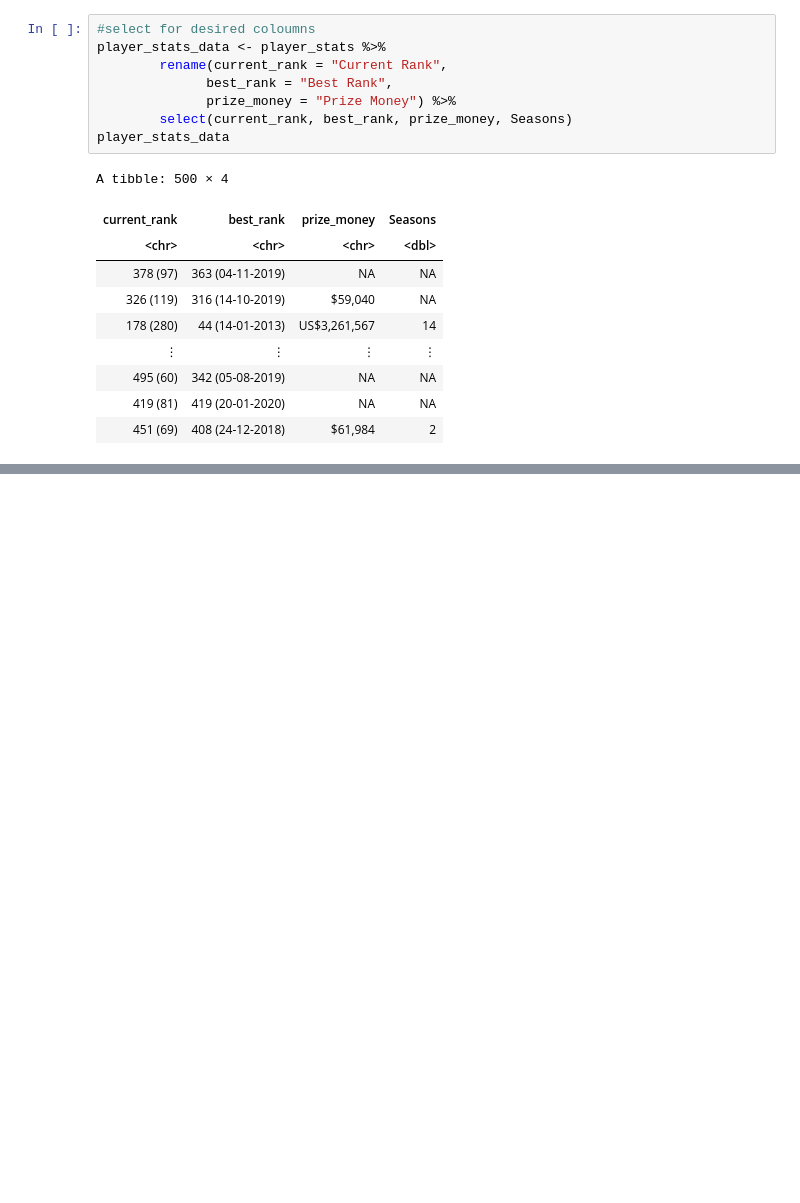
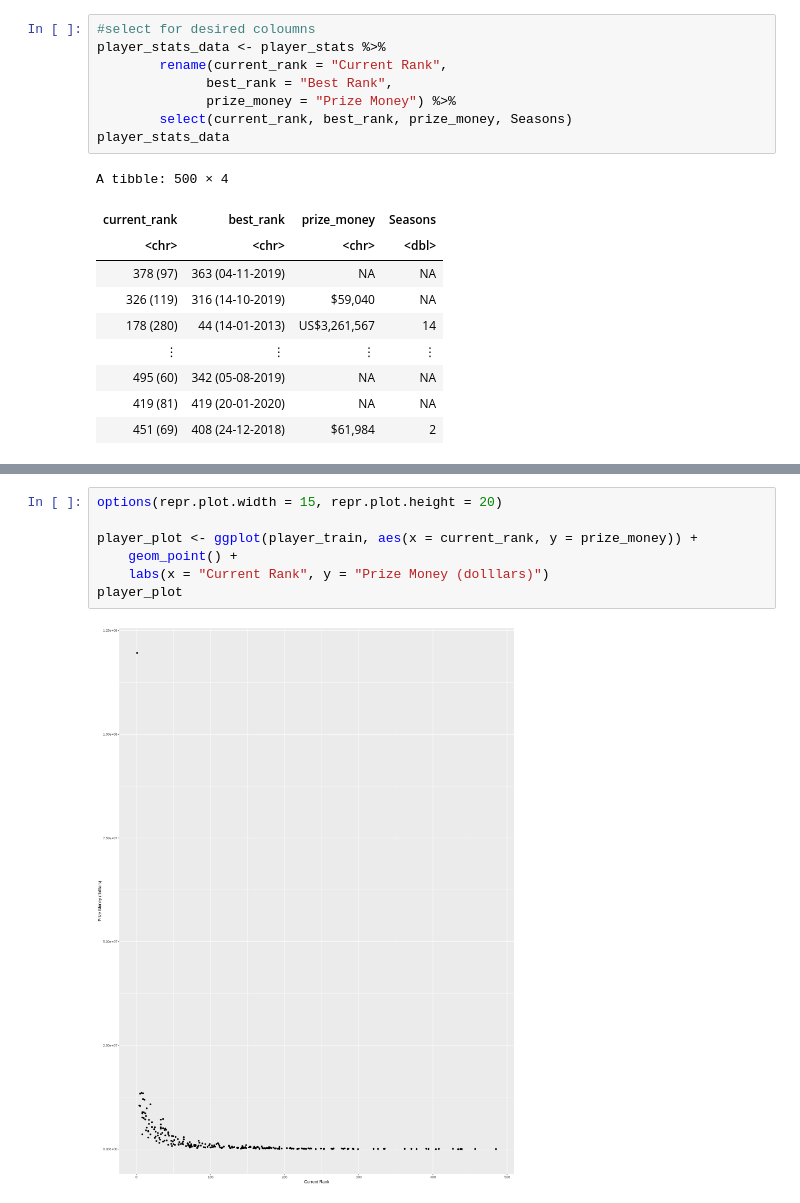
Before and after one commit to JahnaviChen/DSCI-Proposal, a Jupyter notebook: Loaded_Data.ipynb, the cells around one changed output, grey strips where cells are left out. Cells and saved outputs as stored; diff of their text form; blank space fills up the shorter version.

```diff
--- a/Loaded_Data.ipynb
+++ b/Loaded_Data.ipynb
@@ -201,0 +201,9 @@ A tibble: 150 × 4
+# %%
+options(repr.plot.width = 15, repr.plot.height = 20)
+
+player_plot <- ggplot(player_train, aes(x = current_rank, y = prize_money)) +
+    geom_point() +
+    labs(x = "Current Rank", y = "Prize Money (dolllars)")
+player_plot
+# %% [output]
+[figure, added]
```
Also changed, not shown: parts of 7 cells of this notebook.
